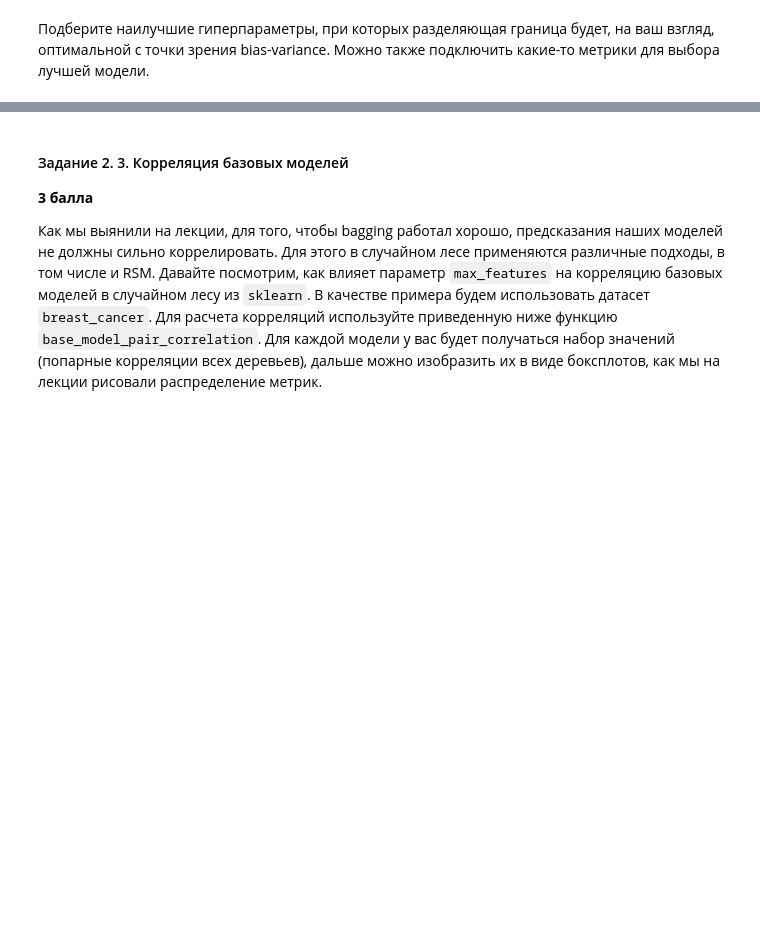
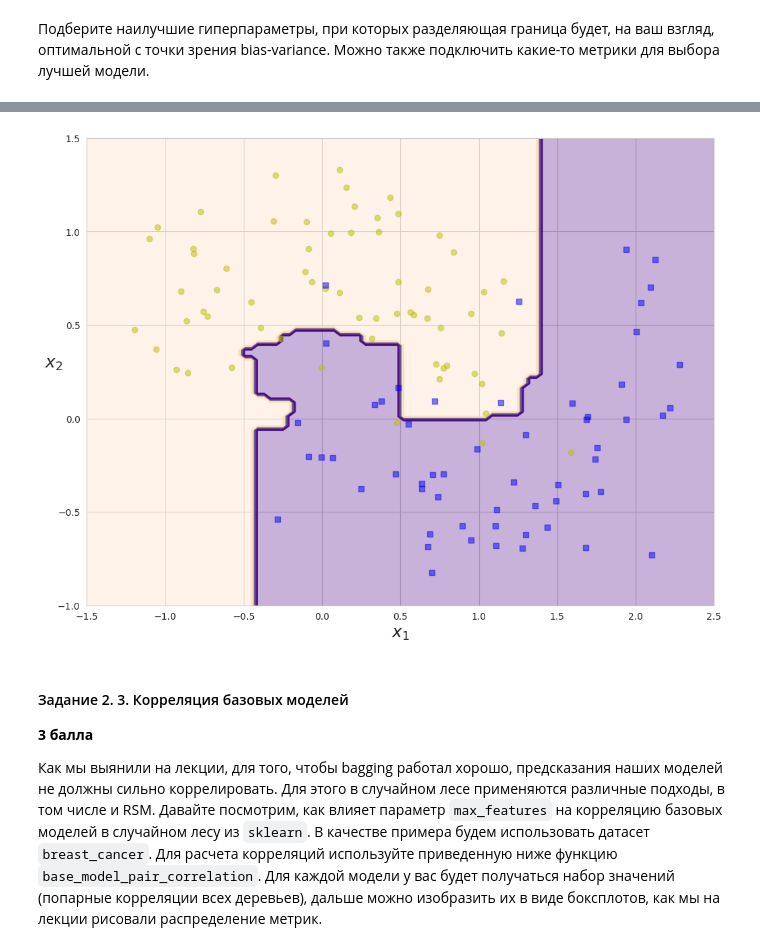
Before and after one commit to ArtemVaska/BI-ML-2024, a Jupyter notebook: lecture_5_ensemples/homework/code/Ensembles.ipynb, the cells around one changed output, grey strips where cells are left out. Cells and saved outputs as stored; diff of their text form; code cells hidden in the pictures; blank space fills up the shorter version.

```diff
--- a/lecture_5_ensemples/homework/code/Ensembles.ipynb
+++ b/lecture_5_ensemples/homework/code/Ensembles.ipynb
@@ -257,3 +315,11 @@ plt.show()
+# %%
+X_train, X_test, y_train, y_test = train_test_split(X, y, test_size=0.25, random_state=SEED)
+rfc = RandomForestClassifierCustom(max_depth=6, n_estimators=10, max_features=2)
+rfc.fit(X_train, y_train)
+
+plot_decision_boundary(rfc, X_test, y_test)
+# %% [output]
+[figure, added]
 # %% [markdown]
 #### Задание 2. 3. Корреляция базовых моделей
 
```
Also changed, not shown: parts of 8 cells of this notebook.
